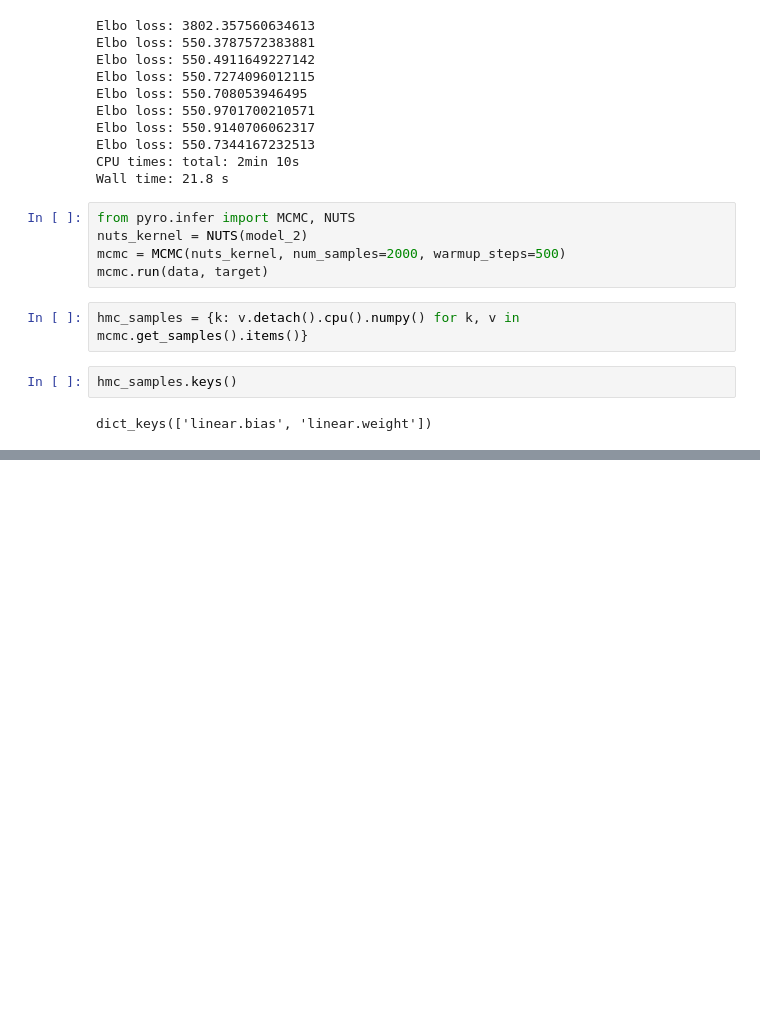
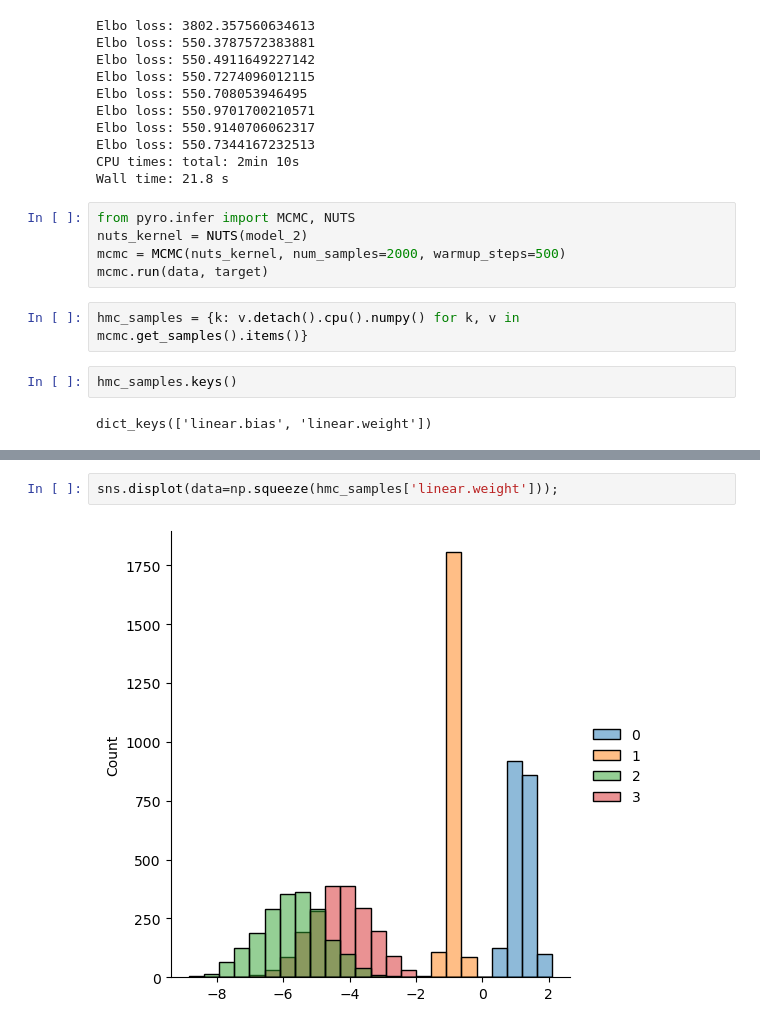
Before and after one commit to seanreed1111/colab-demos, a Jupyter notebook: pyro_logistic_regression_demo.ipynb, the cells around one changed output, grey strips where cells are left out. Cells and saved outputs as stored; diff of their text form; blank space fills up the shorter version.

```diff
--- a/pyro_logistic_regression_demo.ipynb
+++ b/pyro_logistic_regression_demo.ipynb
@@ -346,0 +344,4 @@ ModuleNotFoundError: No module named 'arviz'
+# %%
+sns.displot(data=np.squeeze(hmc_samples['linear.weight']));
+# %% [output]
+[figure, added]
```
Also changed, not shown: parts of 4 cells of this notebook.
